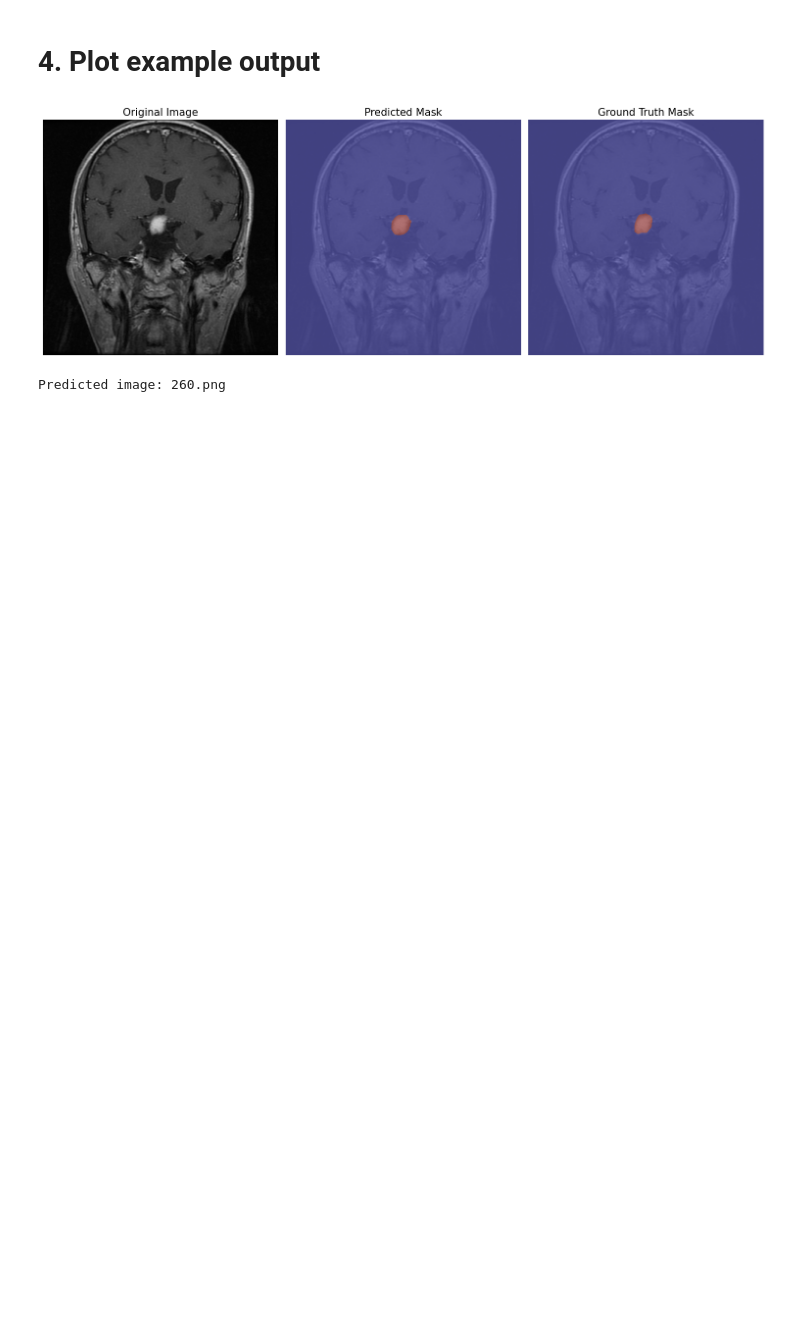
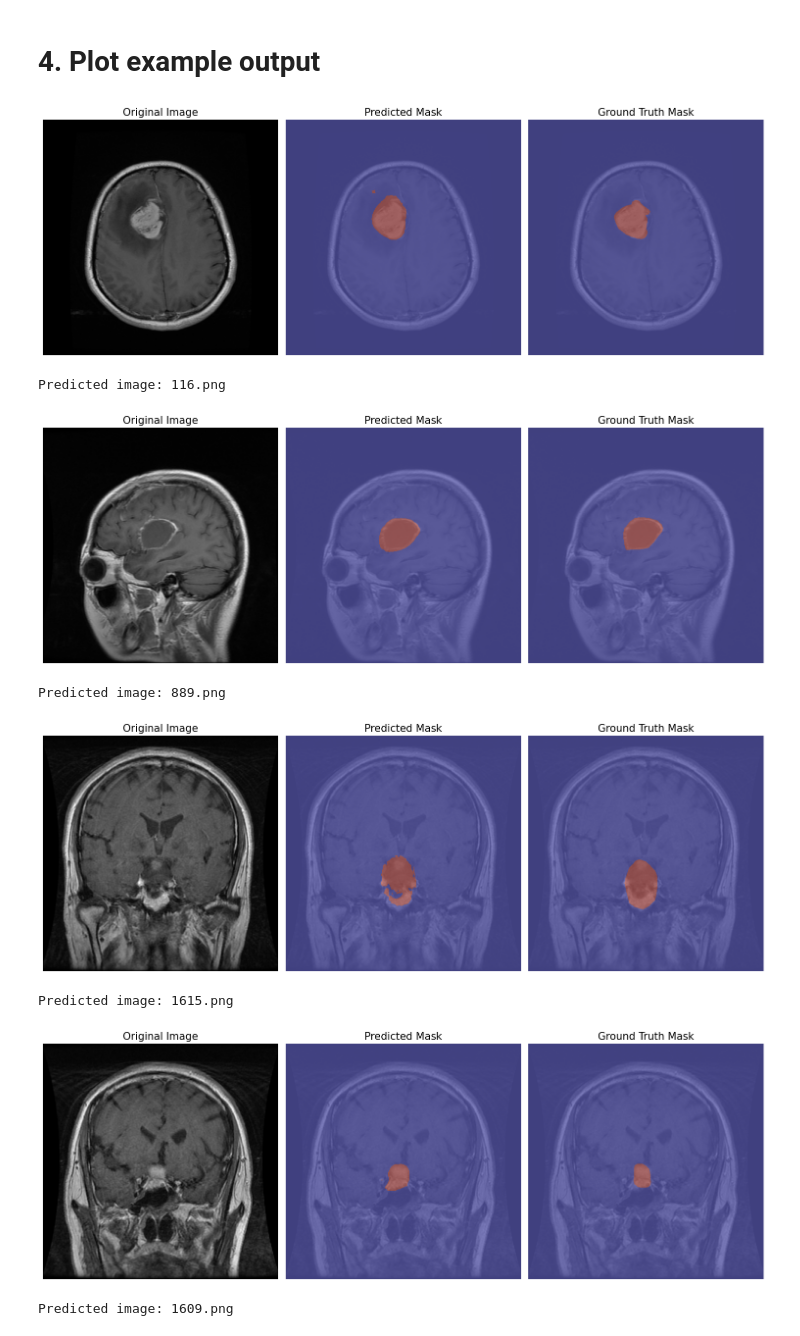
Before and after one commit to youssef-omarrr/Brain-Tumor-Segmentation, a Jupyter notebook: Model V3/train.ipynb, the cells around one changed output. Drawn from its saved outputs; the diff is of its cells as text; code cells hidden in the pictures; blank space fills up the shorter version.

```diff
--- a/Model V3/train.ipynb
+++ b/Model V3/train.ipynb
@@ -49,14 +97,28 @@ Hausdorff Distance: 35.2032
 # %% [markdown]
 # 4. Plot example output
+# %%
+from model import TumorSegmentaionModel
+
+model = TumorSegmentaionModel()
 # %%
 from model_outputs.visualize_output import visualize_random_prediction
+import torch
 
+checkpoint = torch.load("checkpoints/brain_model.pth", map_location="cuda")
+model.load_state_dict(checkpoint['model_state_dict'])
 
-pred_mask = visualize_random_prediction(
-    model,
-    images_dir= "../BT_dataset/images/",
-    masks_dir= "../BT_dataset/masks/",
-)
+for i in range (5):
+    pred_mask = visualize_random_prediction(
+        model,
+        images_dir= "../BT_dataset/images/",
+        masks_dir= "../BT_dataset/masks/",
+    )
 # %% [output]
-[figure, old version]
+[figure, new version]
-Predicted image: 260.png
+Predicted image: 116.png
+[figure, added]
+Predicted image: 889.png
+[figure, added]
+Predicted image: 1615.png
+[figure, added]
+Predicted image: 1609.png
```
Also changed, not shown: parts of 4 cells of this notebook, 10 other files.
